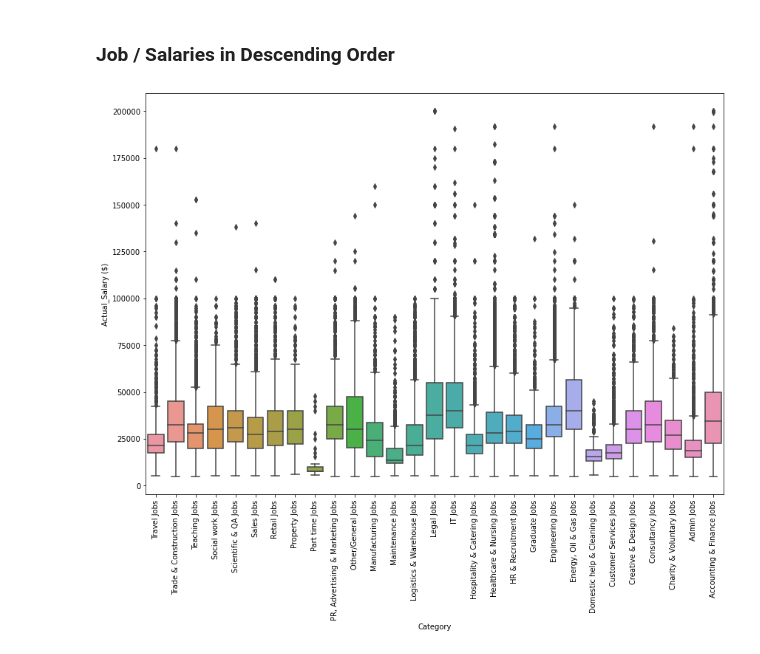
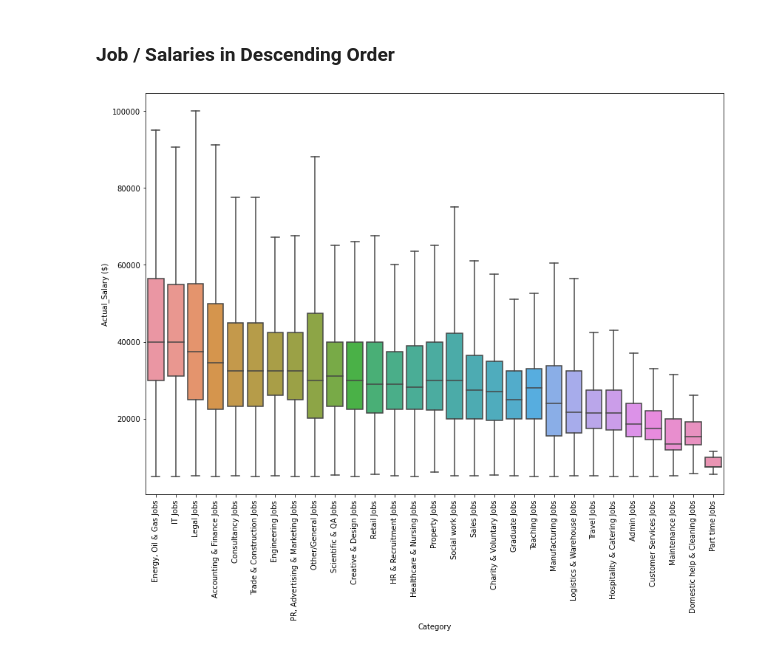
Before and after one commit to kxnarcisse/Portfolio, a Jupyter notebook: Git/Notebooks/Capstone-2/knarcisse_job_salary_wrangling_v1.ipynb, the cells around one changed output. Saved outputs shown, nothing was run; the diff lists cells and outputs as text; code cells hidden in the pictures.

Commit message:
Capstone-2 data_wrangling update 7-2-21

```diff
--- a/Git/Notebooks/Capstone-2/knarcisse_job_salary_wrangling_v1.ipynb
+++ b/Git/Notebooks/Capstone-2/knarcisse_job_salary_wrangling_v1.ipynb
@@ -390,7 +390,7 @@ def Scrub_Data(data, columns, axis, vals, names):
     return data
 # %%
 #fill missing data for "ContractType", "ContractTime", "Company" with Unknown
-train_data = train_data.fillna("Unk")
+train_data = train_data.fillna("Unknown")
 
 
 #rename the columns
@@ -515,8 +513,10 @@ df_sorted_desc= train_data.sort_values('Category',ascending=False)
+# %%
+sort_order = train_data[["Category","Actual_Salary"]].groupby("Category").mean().sort_values(by = "Actual_Salary", ascending=False).reset_index().Category.values
 # %%
 plt.subplots(figsize=(14, 10))
-sns.boxplot(x='Category', y='Actual_Salary', data=df_sorted_desc)
+sns.boxplot(x='Category', y='Actual_Salary', data=train_data, order=sort_order, showfliers=False)
 plt.xticks(rotation='vertical')
 plt.ylabel('Actual_Salary ($)')
 plt.xlabel('Category');
 # %% [output]
-[figure, old version]
+[figure, new version]
```
Also changed, not shown: parts of 5 cells of this notebook.
